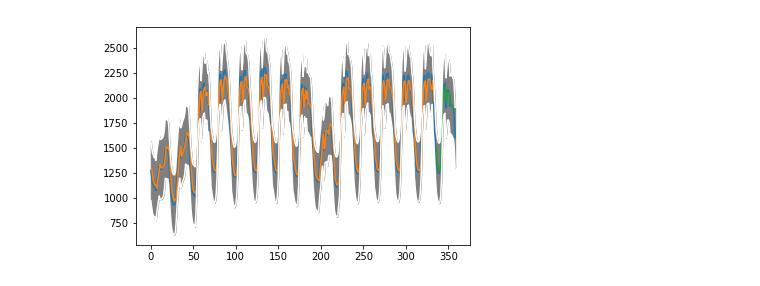
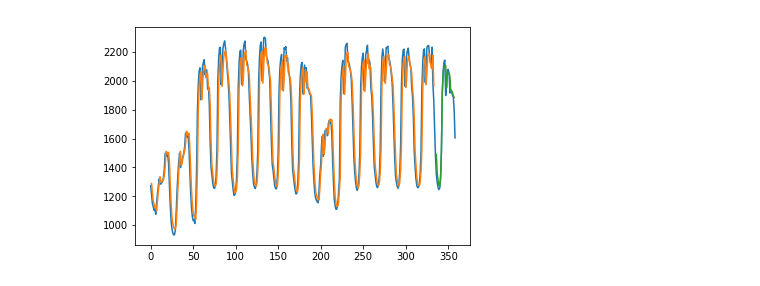
Before and after one commit to DUCQUAN7850/Time-Series-Prediction, a Jupyter notebook: Untitled.ipynb, the cells around one changed output. Cells and saved outputs as stored; diff of their text form; code cells hidden in the pictures.

```diff
--- a/Untitled.ipynb
+++ b/Untitled.ipynb
@@ -1,4 +1,8 @@
 # %%
+#dự đoán theo ngày:
+#        tập train là dữ liệu của 14 ngày(2 tuần)
+#        tập test là dự đoán 24 giờ của ngày tiếp theo
+#kết quả: sai số 2.5%
 import numpy
 import matplotlib.pyplot as plt
 from pandas import read_csv
@@ -13,8 +17,6 @@ from sklearn.metrics import accuracy_score
 import seaborn as sns
 # khởi tạo cặp danh sách dữ liệu tời 2 thời điểm t, t+1
 def create_dataset(dataset, look_back=1):
-	#dataX: lượng điện trung bình /h của tuần t
-	#dataY: lượng điện trung bình /h của tuần t+1
 	dataX, dataY = [], []
 	for i in range(len(dataset)-look_back-1):
 		a = dataset[i:(i+look_back), 0]
@@ -30,25 +32,12 @@ e=[]
 for i in range(0,len(dataset)):
 	l=dataset['2011-01-01 00:00:00\t1402.3'][i].split('\t')
 	e.append(float(l[1]))
-# k=0
-# tuan=[]
 
-# while k<len(e):
-# 	a=0
-# 	for i in range(k,k+168):
-# 		if(i==len(e)):
-# 			break
-# 		a+=e[i]
-# 		k+=1
-# 	b=a/168
-# 	tuan.append(b)
-# tuan.remove(tuan[len(tuan)-1])
-
-tuan=e[0:359]
-test_input=tuan[336:359]
-d=tuan
-z=tuan
-dataframe = pandas.core.frame.DataFrame(tuan)
+date=e[0:359]
+test_input=date[336:359]
+d=date
+z=date
+dataframe = pandas.core.frame.DataFrame(date)
 dataset = dataframe.values
 dataset = dataset.astype('float32')
 
@@ -118,21 +107,10 @@ for i in range(len(test_input)-1):
 MAPE = MAPE*100/(len(test_input))
 print("Độ sai số: ",MAPE)
 #show đồ thị
-plt.plot(tuan)
+plt.plot(date)
 plt.plot(trainPredictPlot)
 plt.plot(testPredictPlot)
 
-
-a=tuan.copy()
-b=tuan.copy()
-for i in range(len(tuan)):
-	a[i]=tuan[i]-300
-for i in range(len(tuan)):
-	b[i]=tuan[i]+300
-plt.plot(a,color='white')
-plt.plot(b,color='white')
-c=numpy.arange(len(a))
-plt.fill_between(c,a,b,color='grey')
 plt.show()
 # %% [output]
 Epoch 1/150
@@ -155,2 +133,2 @@ Epoch 150/150
-[figure, old version]
+[figure, new version]
 # %%
```
Also changed, not shown: parts of 4 cells of this notebook.
